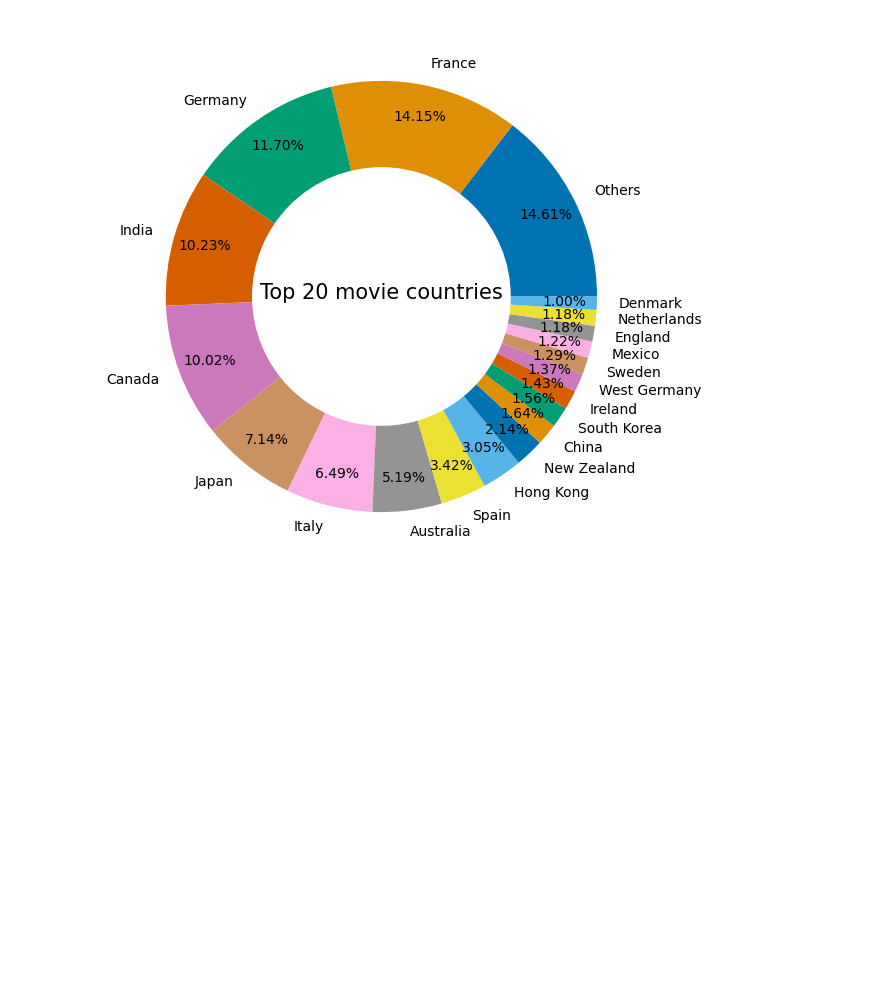
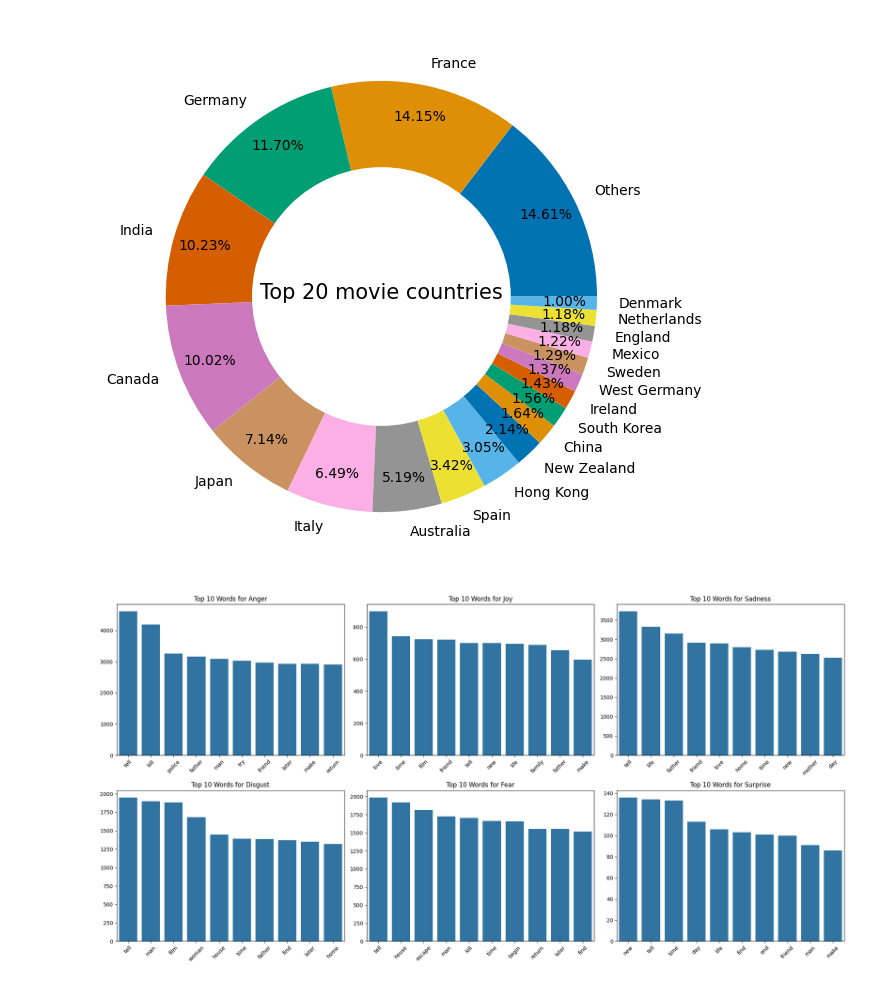
Before and after one commit to epfl-ada/ada-2024-project-sparkling, a Jupyter notebook: analysis.ipynb, the cells around one changed output. Drawn from its saved outputs; the diff is of its cells as text; code cells hidden in the pictures; blank space fills up the shorter version.

Commit message:
merge top10_words_plot.ipynb in analysis.ipynb

```diff
--- a/analysis.ipynb
+++ b/analysis.ipynb
@@ -120,3 +116,16 @@ Let's look at this dunot chart without considering both of theses
 plot_donut_top_countries(df_countries, top=20, exclude_countries=["United States of America", "United Kingdom"])
 # %% [output]
 [figure]
+# %%
+df_movies_with_emotions = merge_df_with_emotions_tsv(
+    df_movies,
+    file_name='plot_emotions.tsv',
+    prefix='plot'
+)
+df_movies_with_emotions_normalized = normalize_total_plot_emotions(
+    df_movies_with_emotions,
+    with_neutral=False
+)
+show_top_10_words_per_emotion(df_movies_with_emotions_normalized, top_emotions=1)
+# %% [output]
+[figure, added]
```
Also changed, not shown: parts of 1 cell of this notebook, 1 other file.
